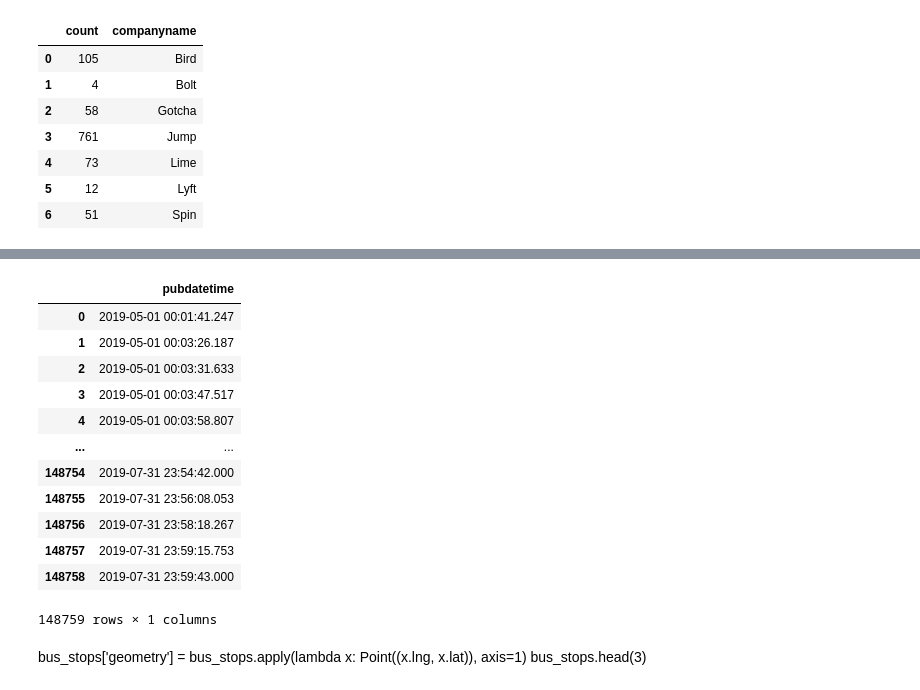
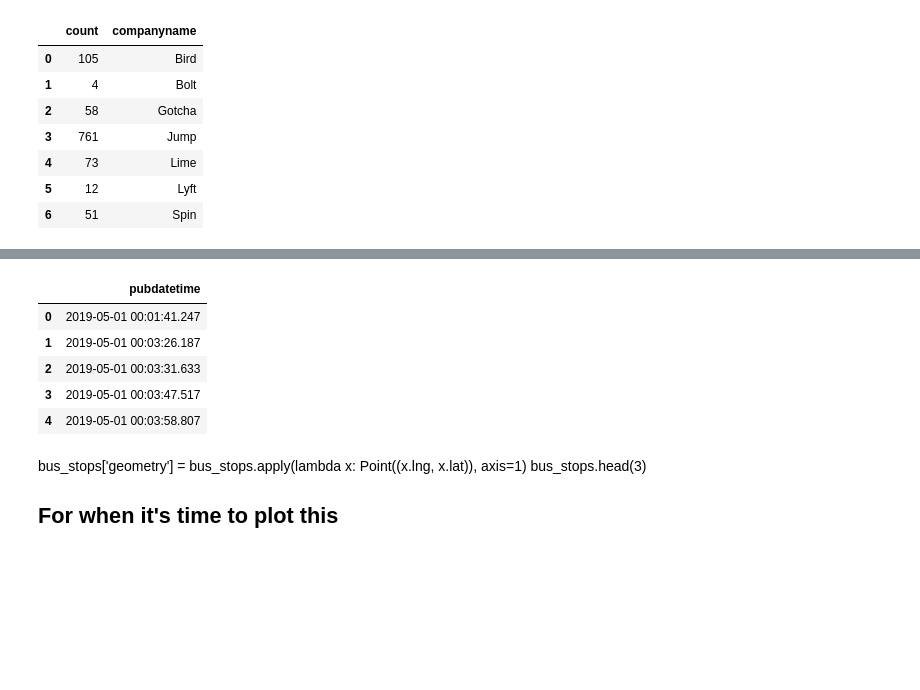
Before and after one commit to NSS-Data-Analytics-Cohort-8/scooter-partner1-badger-badger-python, a Jupyter notebook: notebooks/scoot_scoot.ipynb, the cells around one changed output, grey strips where cells are left out. Drawn from its saved outputs; the diff is of its cells as text; code cells hidden in the pictures; blank space fills up the shorter version.

```diff
--- a/notebooks/scoot_scoot.ipynb
+++ b/notebooks/scoot_scoot.ipynb
@@ -675,32 +740,28 @@ uu2
 # %%
 unused3 = '''
 SELECT DISTINCT
         pubdatetime
 FROM scooters
 WHERE sumdid NOT IN
         (SELECT DISTINCT sumdid
         FROM trips)
 ORDER BY pubdatetime
+LIMIT 5
 '''
 
 uu3 = pd.read_sql(unused3, con=engine)
 uu3
 # %% [output]
 |  | pubdatetime |
 | 0 | 2019-05-01 00:01:41.247 |
 | 1 | 2019-05-01 00:03:26.187 |
 | 2 | 2019-05-01 00:03:31.633 |
 | 3 | 2019-05-01 00:03:47.517 |
 | 4 | 2019-05-01 00:03:58.807 |
-| ... | ... |
-| 148754 | 2019-07-31 23:54:42.000 |
-| 148755 | 2019-07-31 23:56:08.053 |
-| 148756 | 2019-07-31 23:58:18.267 |
-| 148757 | 2019-07-31 23:59:15.753 |
-| 148758 | 2019-07-31 23:59:43.000 |
-148759 rows × 1 columns
 # %% [markdown]
 bus_stops['geometry'] = bus_stops.apply(lambda x: Point((x.lng,
                                                          x.lat)),
                                         axis=1)
 bus_stops.head(3)
+
+## For when it's time to plot this
```
Also changed, not shown: parts of 10 cells of this notebook, 1 other file.
